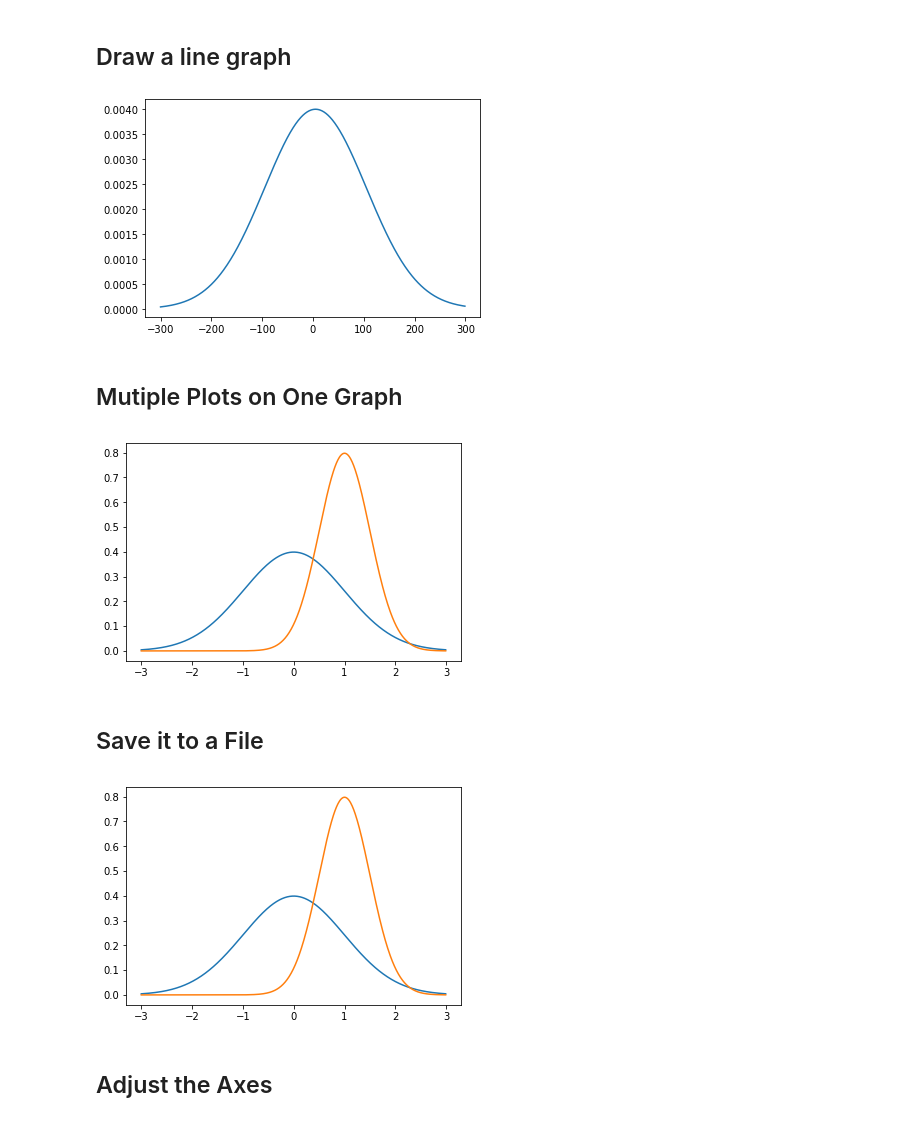
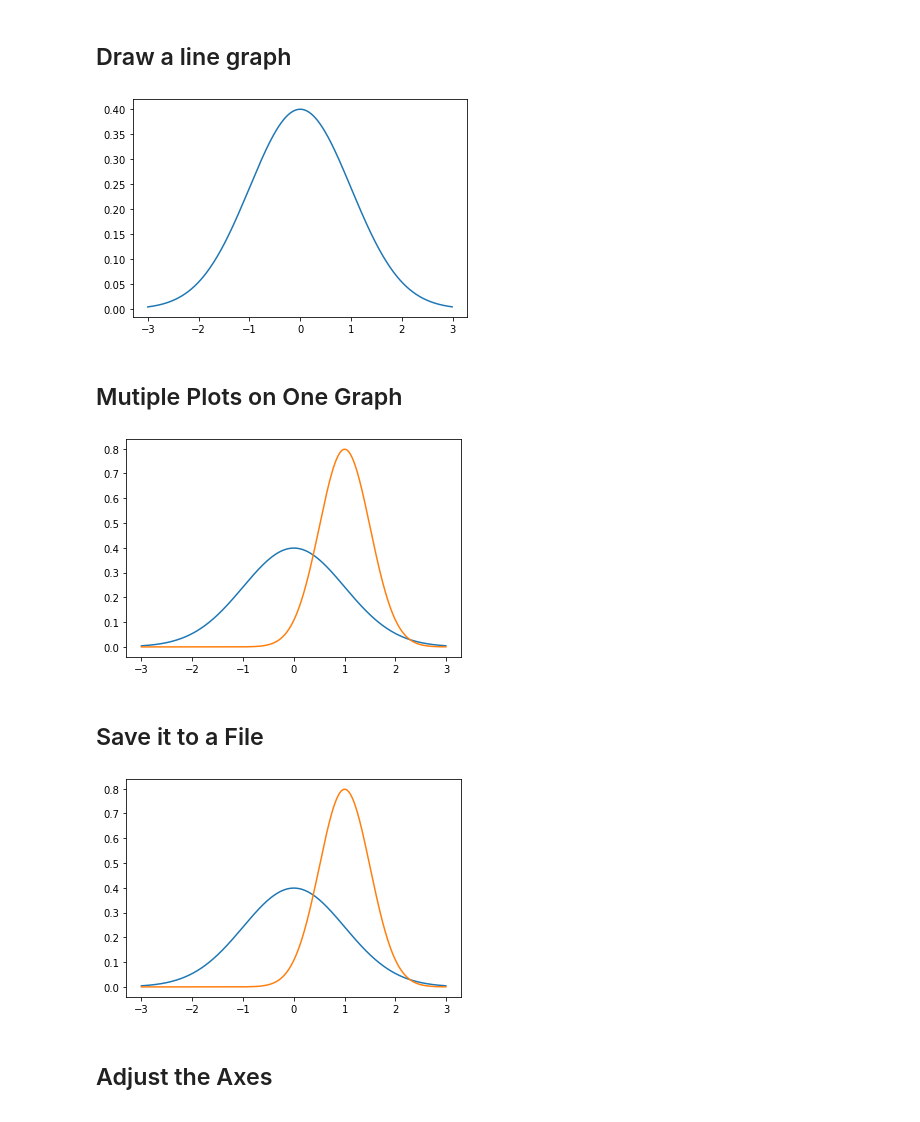
Before and after one commit to Vozikis/machine-learning, a Jupyter notebook: MLCourse/MatPlotLib.ipynb, the cells around one changed output. Drawn from its saved outputs; the diff is of its cells as text; code cells hidden in the pictures.

```diff
--- a/MLCourse/MatPlotLib.ipynb
+++ b/MLCourse/MatPlotLib.ipynb
@@ -5,15 +5,15 @@
 # %%
 %matplotlib inline
 from scipy.stats import norm
 import matplotlib.pyplot as plt
 import numpy as np
 
-x = np.arange(-300, 300, 1)
+x = np.arange(-3, 3, 0.01)
 
-plt.plot(x, norm.pdf(x,50,100)) #probability density function
+plt.plot(x, norm.pdf(x)) #probability density function
 plt.show()
 # %% [output]
-[figure, old version]
+[figure, new version]
 # %% [markdown]
 ## Mutiple Plots on One Graph
 # %%
@@ -21,7 +21,7 @@ plt.plot(x, norm.pdf(x))
 plt.plot(x, norm.pdf(x, 1.0, 0.5))
 plt.show()
 # %% [output]
-[figure, old version]
+[figure, new version]
 # %% [markdown]
 ## Save it to a File
 # %%
@@ -29,7 +29,7 @@ plt.plot(x, norm.pdf(x))
 plt.plot(x, norm.pdf(x, 1.0, 0.5))
 plt.savefig('MyPlot.png', format='png')
 # %% [output]
-[figure, old version]
+[figure, new version]
 # %% [markdown]
 ## Adjust the Axes
 # %%
```
